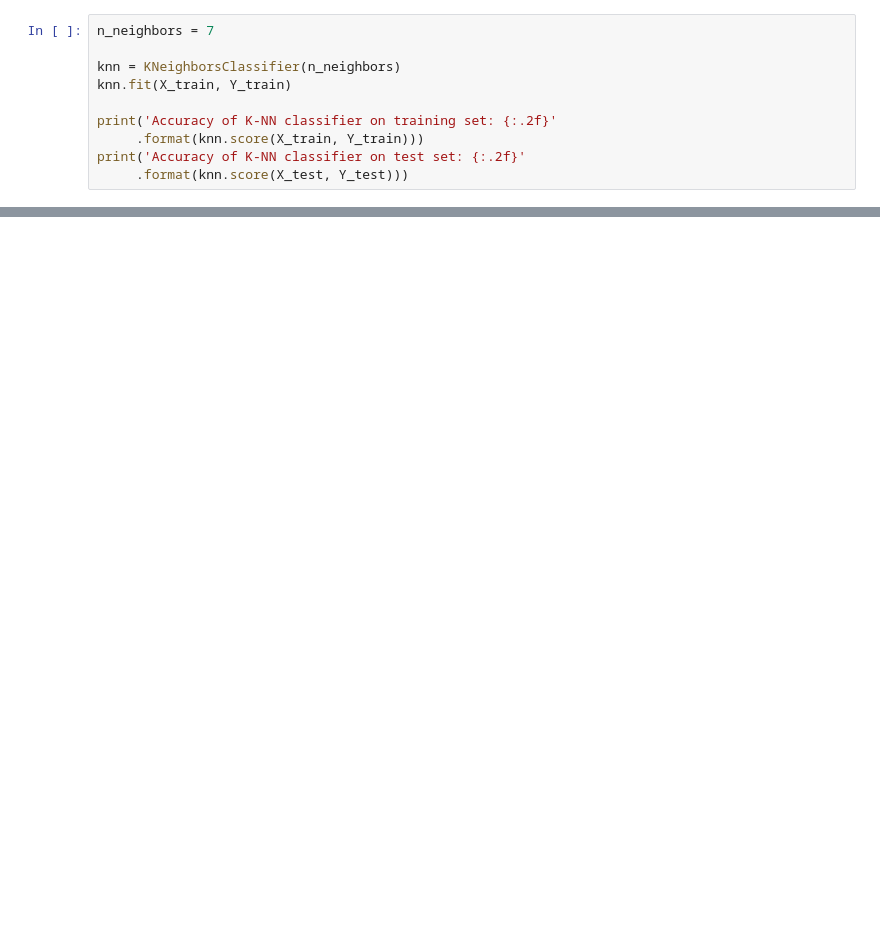
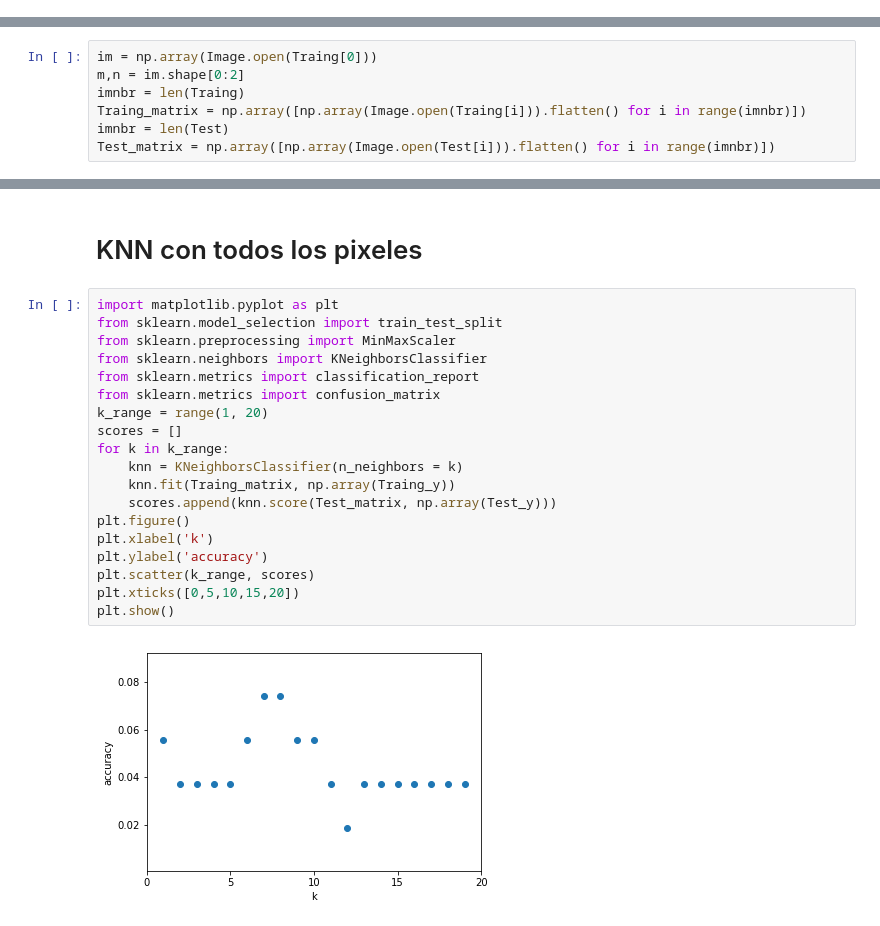
Before and after one commit to mcaballeroguillen/Rec_Patrones, a Jupyter notebook: Tarea1.ipynb, the cells around one changed output, grey strips where cells are left out. Cells and saved outputs as stored; diff of their text form; blank space fills up the shorter version.

```diff
--- a/Tarea1.ipynb
+++ b/Tarea1.ipynb
@@ -103,10 +0,0 @@ Y_test.shape
-# %%
-n_neighbors = 7
-
-knn = KNeighborsClassifier(n_neighbors)
-knn.fit(X_train, Y_train)
-
-print('Accuracy of K-NN classifier on training set: {:.2f}'
-     .format(knn.score(X_train, Y_train)))
-print('Accuracy of K-NN classifier on test set: {:.2f}'
-     .format(knn.score(X_test, Y_test)))
@@ -185,0 +36,7 @@ ims
+# %%
+im = np.array(Image.open(Traing[0]))
+m,n = im.shape[0:2]
+imnbr = len(Traing)
+Traing_matrix = np.array([np.array(Image.open(Traing[i])).flatten() for i in range(imnbr)])
+imnbr = len(Test)
+Test_matrix = np.array([np.array(Image.open(Test[i])).flatten() for i in range(imnbr)])
@@ -185,0 +59,23 @@ ims
+# %% [markdown]
+# KNN con todos los pixeles
+# %%
+import matplotlib.pyplot as plt
+from sklearn.model_selection import train_test_split
+from sklearn.preprocessing import MinMaxScaler
+from sklearn.neighbors import KNeighborsClassifier
+from sklearn.metrics import classification_report
+from sklearn.metrics import confusion_matrix
+k_range = range(1, 20)
+scores = []
+for k in k_range:
+    knn = KNeighborsClassifier(n_neighbors = k)
+    knn.fit(Traing_matrix, np.array(Traing_y))
+    scores.append(knn.score(Test_matrix, np.array(Test_y)))
+plt.figure()
+plt.xlabel('k')
+plt.ylabel('accuracy')
+plt.scatter(k_range, scores)
+plt.xticks([0,5,10,15,20])
+plt.show()
+# %% [output]
+[figure, added]
```
Also changed, not shown: parts of 37 cells of this notebook, 2 other files.
